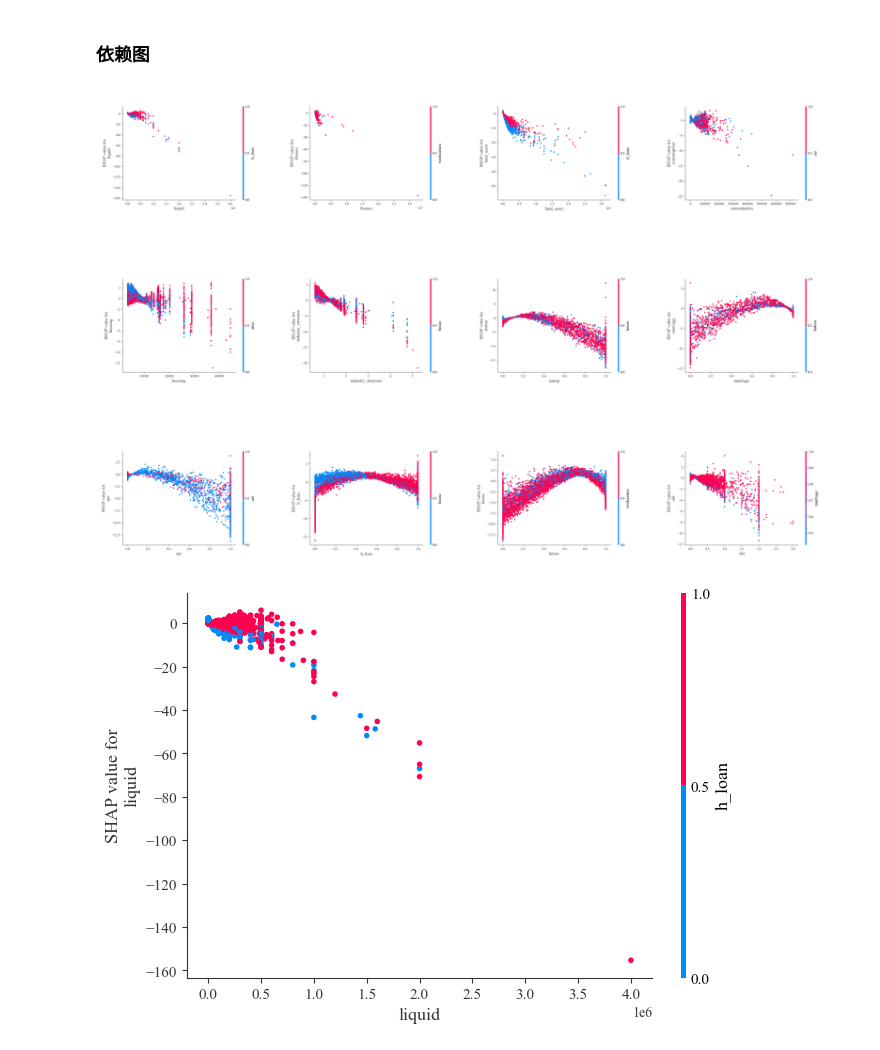
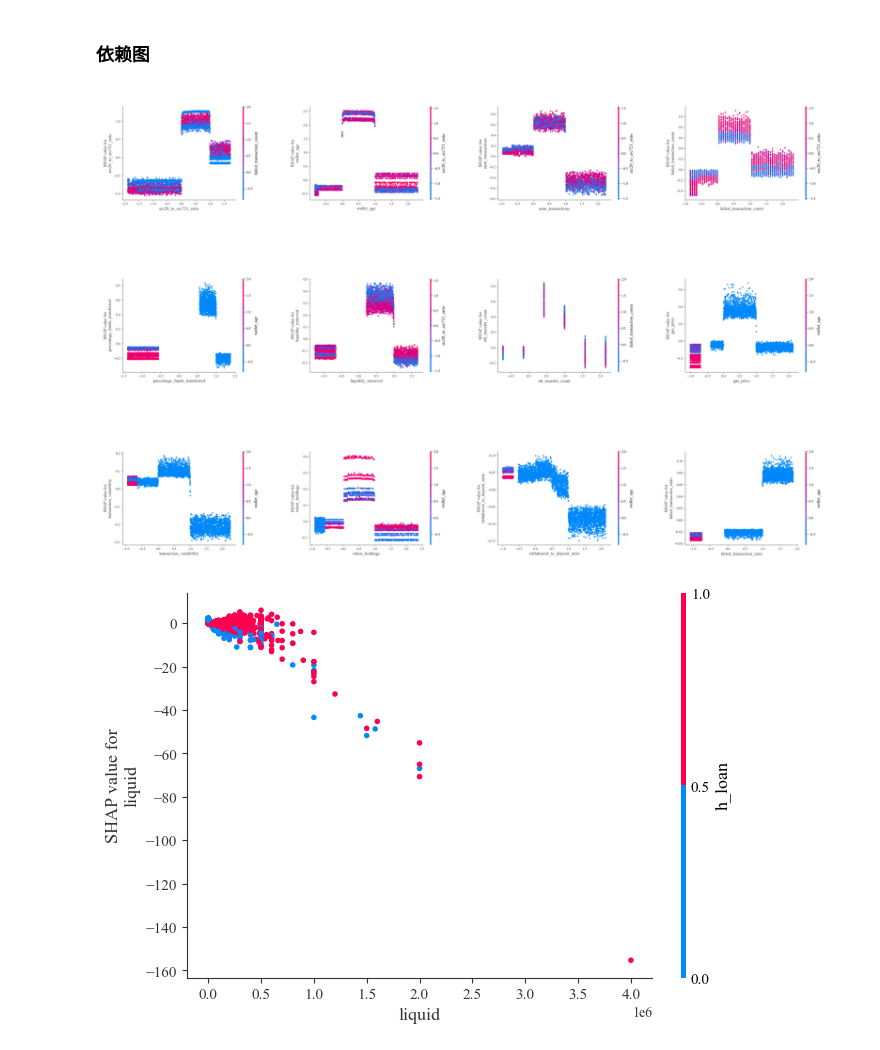
Before and after one commit to ETH-Beijing-Team/transaction_scam_detection, a Jupyter notebook: modeling/4.模型融合.ipynb, the cells around one changed output. Saved outputs shown, nothing was run; the diff lists cells and outputs as text; code cells hidden in the pictures.

```diff
--- a/modeling/4.模型融合.ipynb
+++ b/modeling/4.模型融合.ipynb
@@ -182,7 +107,7 @@ model_mlp = Classifier(dataset=model_dataset, estimator=mlp_predict, name='mlp',
 # %%
 from heamy.pipeline import ModelsPipeline
 
-pipeline = ModelsPipeline(model_mlp, model_lgb, model_rfc)
+pipeline = ModelsPipeline(model_lgb, model_rfc)
 pipeline
 # %% [output]
 <heamy.pipeline.ModelsPipeline at 0x...>
@@ -319,24 +241,37 @@ print("逻辑回归系数:", coefficients)
 
 # 使用K-means生成代表性背景样本（100个）
 X_sample = shap.kmeans(X_train, 100)
-explainer = shap.DeepExplainer(model_mlp_best_real, torch.tensor(scaler.transform(X_sample.data), dtype=torch.float32))
-shap_values_mlp = explainer.shap_values(torch.tensor(scaler.transform(X_train), dtype=torch.float32))
 
 
 shap_values_lgb_nc = shap.TreeExplainer(model_lgb_best,data=X_train[:100], model_output="probability",feature_perturbation="interventional").shap_values(X_train)
 
 shap_values_lgb = np.stack([-shap_values_lgb_nc, shap_values_lgb_nc], axis=-1)
 
-shap_values_rfc = shap.TreeExplainer(model_rfc_best).shap_values(X_train)
+# Use interventional feature perturbation for RFC
+explainer_rfc = shap.TreeExplainer(
+    model_rfc_best,
+    data=X_train[:100],
+    feature_perturbation="interventional"
+)
+shap_values_rfc_list = explainer_rfc.shap_values(X_train, check_additivity=False)
+
+# Convert RFC SHAP values to the same format as LGB
+# For binary classification, RFC returns a list with values for each class
+shap_values_rfc = np.stack(shap_values_rfc_list, axis=-1)
 
 
 print("SHAP values shapes:")
-print("MLP:", shap_values_mlp.shape)
+
 print("LGB:", shap_values_lgb.shape)
 print("RFC:", shap_values_rfc.shape)
 
+# 确保两个数组形状一致
+if shap_values_lgb.shape != shap_values_rfc.shape:
+    # 正确的转置：将 (36,2,8000) 转换为 (8000,36,2)
+    shap_values_rfc = np.transpose(shap_values_rfc, (2, 0, 1))
+    print("RFC after transpose:", shap_values_rfc.shape)
+
 # 3. 合并 SHAP 值
-shap_values_final = (coefficients[0] * shap_values_mlp +
-                     coefficients[1] * shap_values_lgb +
-                     coefficients[2] * shap_values_rfc)
+shap_values_final = ( coefficients[0] * shap_values_lgb +
+                     coefficients[1] * shap_values_rfc)
 # %% [output]
@@ -394,35 +328,47 @@ shap.plots.beeswarm(shap_values_pos_shap, max_display=37, order=shap_values_pos_
 # %%
 import shap
 import matplotlib.pyplot as plt
 import io
 from PIL import Image
 
 # 选择前12个特征
-selected_features = ['liquid', 'finance', 'land_asset', 'consumption', 'housing',
-                     'industry_structure', 'entrep', 'marriage', 'cpc', 'h_loan', 'house', 'old']
+selected_features = [
+    "erc20_to_erc721_ratio",  # Fixed: erc20 instead of crc20
+    "wallet_age",
+    "num_transactions",
+    "failed_transaction_count",
+    "percentage_funds_transferred",
+    "liquidity_removed",
+    "nft_transfer_count",
+    "gas_price",
+    "transaction_variability",
+    "token_holdings",
+    "withdrawal_to_deposit_ratio",
+    "failed_transaction_ratio"
+]
 
 # 创建3行4列的子图
 fig, axes = plt.subplots(3, 4, figsize=(20, 15))
 axes = axes.flatten()
 
 for i, feature in enumerate(selected_features):
     # 使用内存缓冲区保存依赖图
     buf = io.BytesIO()
     # 设置 show=False 防止立即显示
     shap.dependence_plot(feature, shap_values_pos, X_train, feature_names=X_train.columns, show=False)
     plt.savefig(buf, format='png')
     plt.close()  # 关闭依赖图生成的图形窗口
     buf.seek(0)
     im = Image.open(buf)
 
     # 将图片显示在对应的子图上
     axes[i].imshow(im)
     axes[i].axis('off')  # 关闭坐标轴
 
 plt.tight_layout()
 plt.show()
 # %% [output]
-[figure, old version]
+[figure, new version]
 # %%
 
 # 选择前12个特征
```
Also changed, not shown: parts of 14 cells of this notebook, 5 other files.
